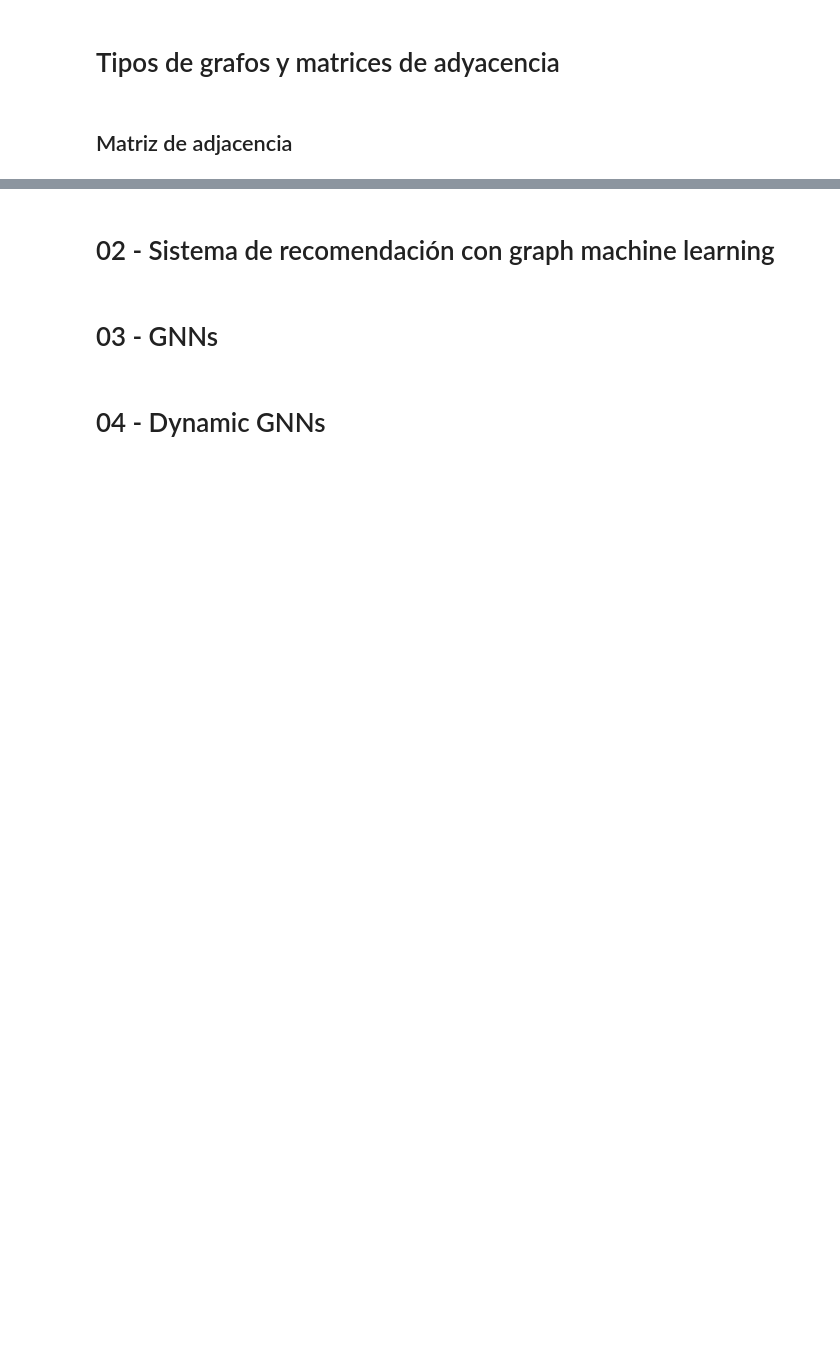
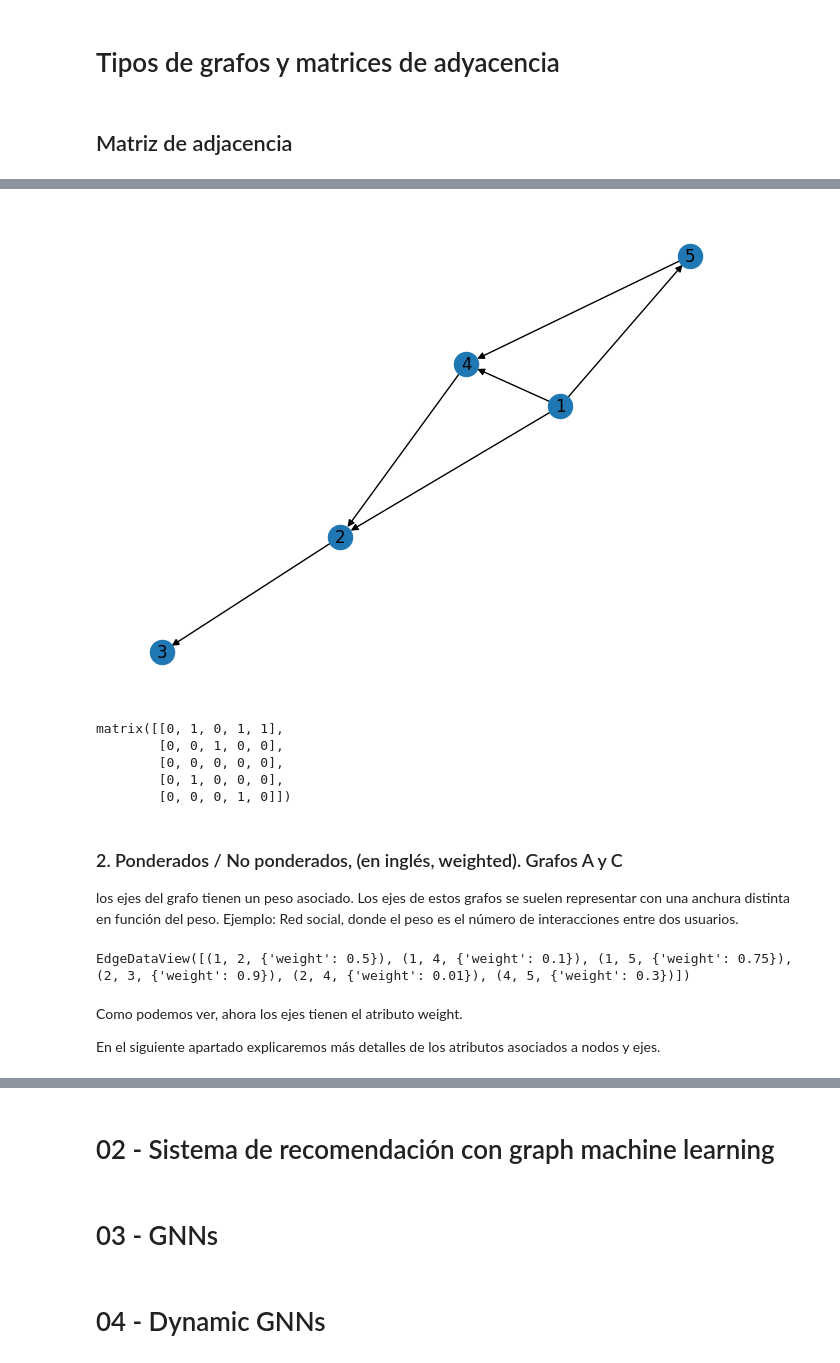
Before and after one commit to FernandoCarazoMelo/network-science, a Jupyter notebook: notebooks/01_FC_network-intro.ipynb, the cells around one changed output, grey strips where cells are left out. Saved outputs shown, nothing was run; the diff lists cells and outputs as text; code cells hidden in the pictures; blank space fills up the shorter version.

```diff
--- a/notebooks/01_FC_network-intro.ipynb
+++ b/notebooks/01_FC_network-intro.ipynb
@@ -83,0 +166,38 @@ NodeDataView({1: {}, 2: {}, 'a': {}, 4: {}})
+# %%
+# Creamos una instancia tipo "Grafo dirigido".
+G = nx.DiGraph()
+
+# Añadimos conexiones
+G.add_edges_from([(1, 2), (2,3), (1, 4), (1, 5), (4,2), (5,4)])
+
+# Dibujamos la red. Más adelante daremos más detalles sobre representación de grafos.
+nx.draw(G, with_labels=True)
+# %% [output]
+[figure, added]
+# %%
+adjM = nx.adjacency_matrix(G)
+adjM.todense()
+# %% [output]
+matrix([[0, 1, 0, 1, 1],
+        [0, 0, 1, 0, 0],
+        [0, 0, 0, 0, 0],
+        [0, 1, 0, 0, 0],
+        [0, 0, 0, 1, 0]])
+# %% [markdown]
+### 2. Ponderados / No ponderados, (en inglés, weighted). Grafos A y C
+
+los ejes del grafo tienen un peso asociado. Los ejes de estos grafos se suelen representar con una anchura distinta en función del peso. Ejemplo: Red social, donde el peso es el número de interacciones entre dos usuarios.
+# %%
+# Creamos una instancia tipo "Grafo".
+G = nx.Graph()
+
+# Añadimos conexiones
+G.add_weighted_edges_from([(1, 2, 0.5), (2,3, 0.9), (1, 4, 0.1), (1, 5, 0.75), (4,2, 0.01), (5,4, 0.3)])
+
+G.edges(data=True)
+# %% [output]
+EdgeDataView([(1, 2, {'weight': 0.5}), (1, 4, {'weight': 0.1}), (1, 5, {'weight': 0.75}), (2, 3, {'weight': 0.9}), (2, 4, {'weight': 0.01}), (4, 5, {'weight': 0.3})])
+# %% [markdown]
+Como podemos ver, ahora los ejes tienen el atributo weight.
+
+En el siguiente apartado explicaremos más detalles de los atributos asociados a nodos y ejes.
```
Also changed, not shown: parts of 38 cells of this notebook, 4 other files.
